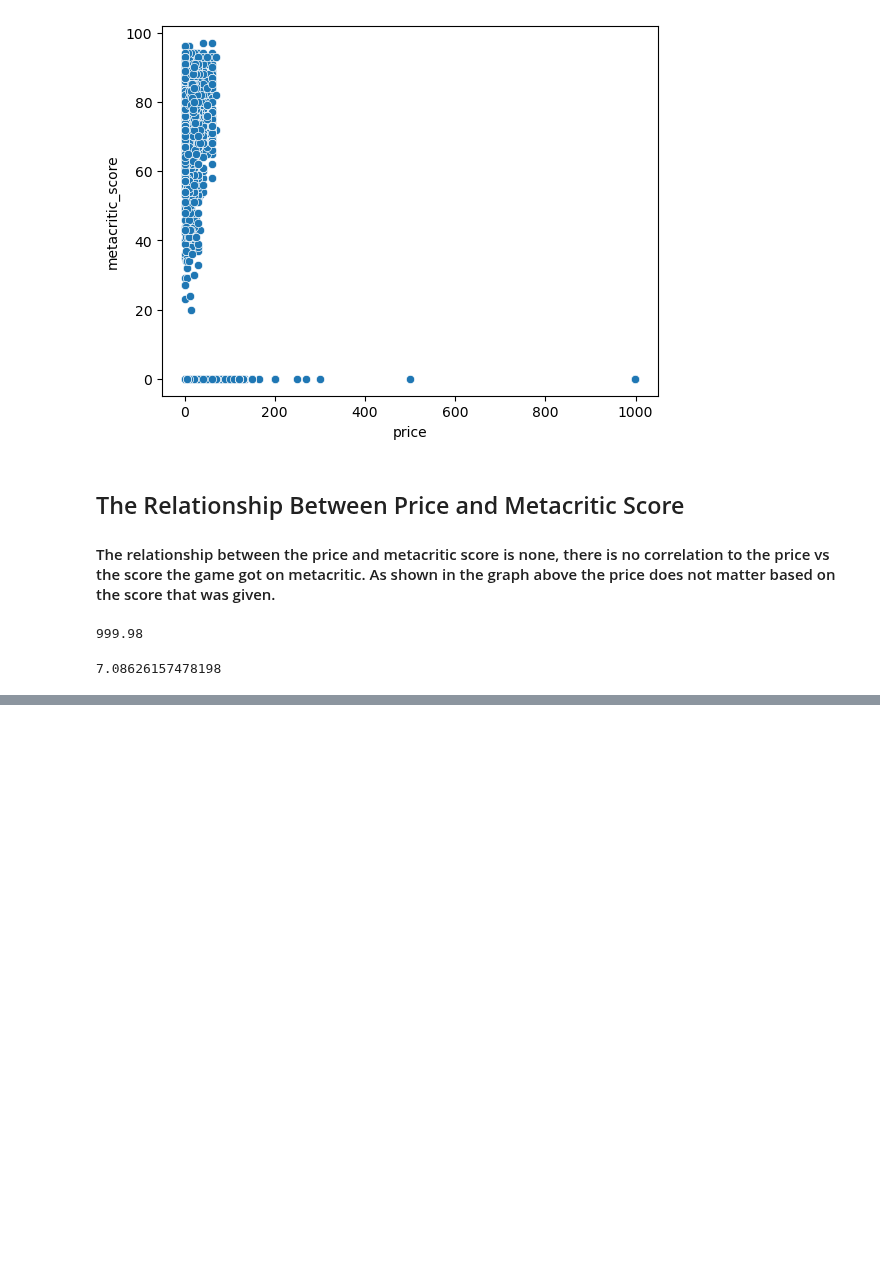
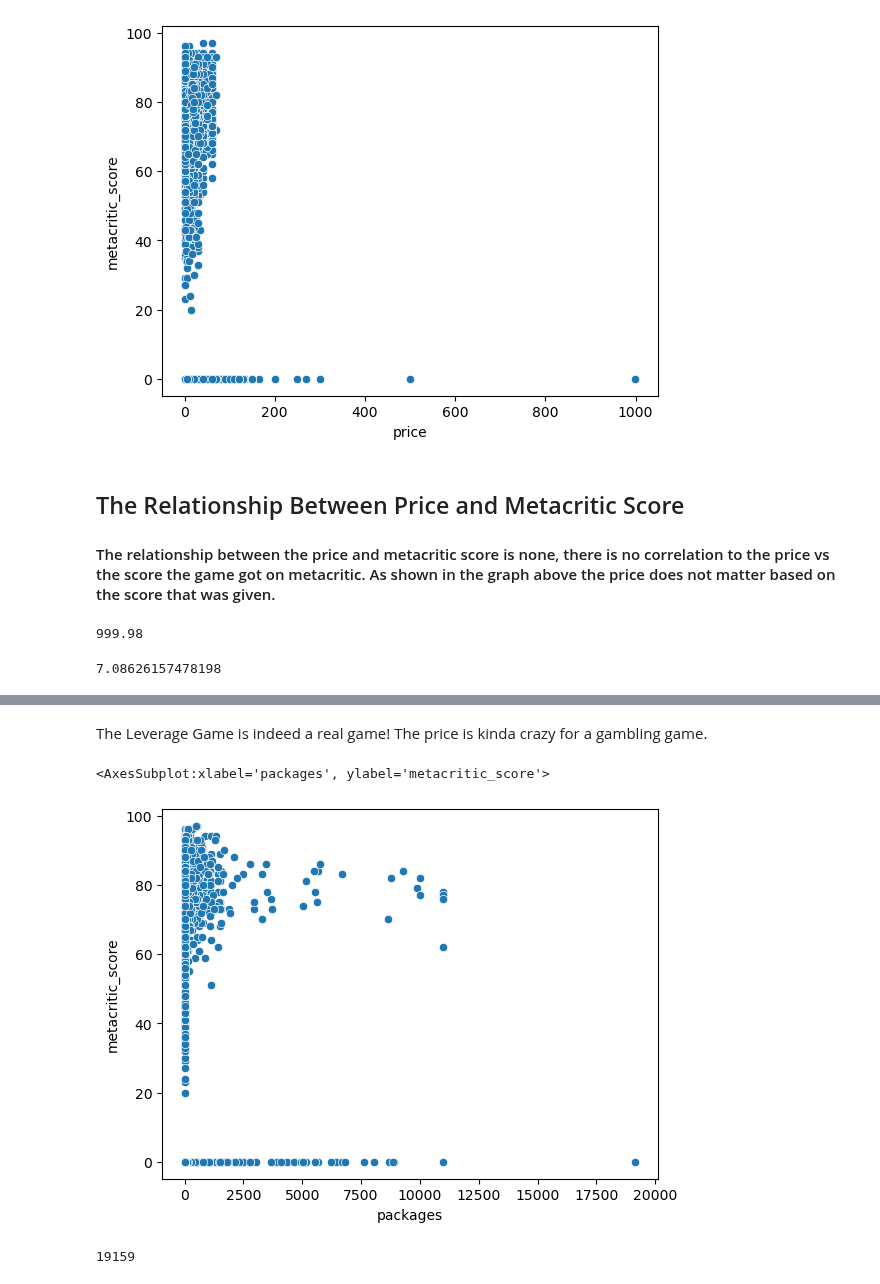
Before and after one commit to ReapersOne/AI, a Jupyter notebook: Semester 1/Games/SteamGames.ipynb, the cells around one changed output, grey strips where cells are left out. Drawn from its saved outputs; the diff is of its cells as text; code cells hidden in the pictures; blank space fills up the shorter version.

```diff
--- a/Semester 1/Games/SteamGames.ipynb
+++ b/Semester 1/Games/SteamGames.ipynb
@@ -122,0 +121,11 @@ sns.scatterplot(data=df, x='price', y='metacritic_score')
+# %% [markdown]
+The Leverage Game is indeed a real game! The price is kinda crazy for a gambling game.
+# %%
+sns.scatterplot(data=df, x='packages', y='metacritic_score')
+# %% [output]
+<AxesSubplot:xlabel='packages', ylabel='metacritic_score'>
+[figure, added]
+# %%
+df['packages'].max()
+# %% [output]
+19159
```
Also changed, not shown: parts of 7 cells of this notebook.
